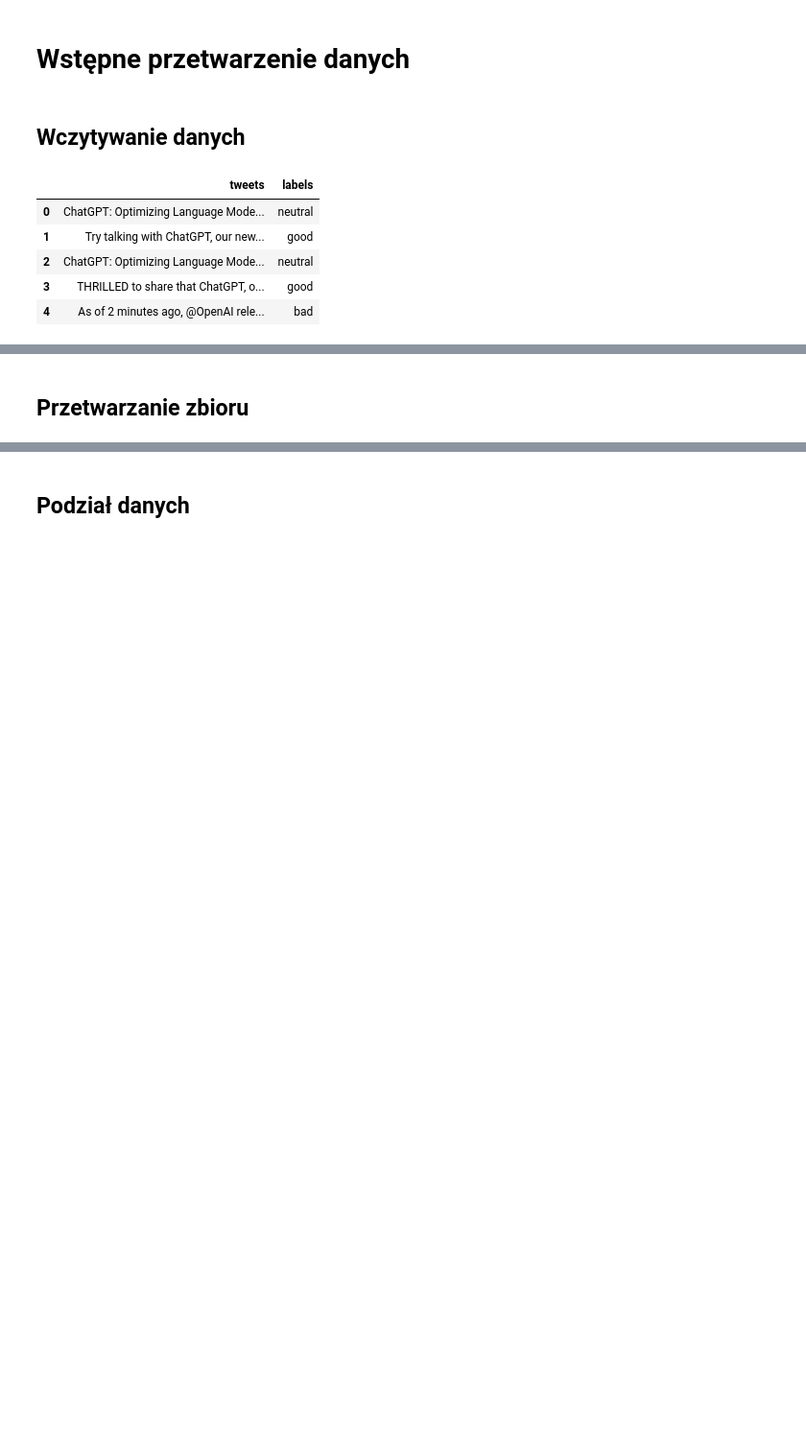
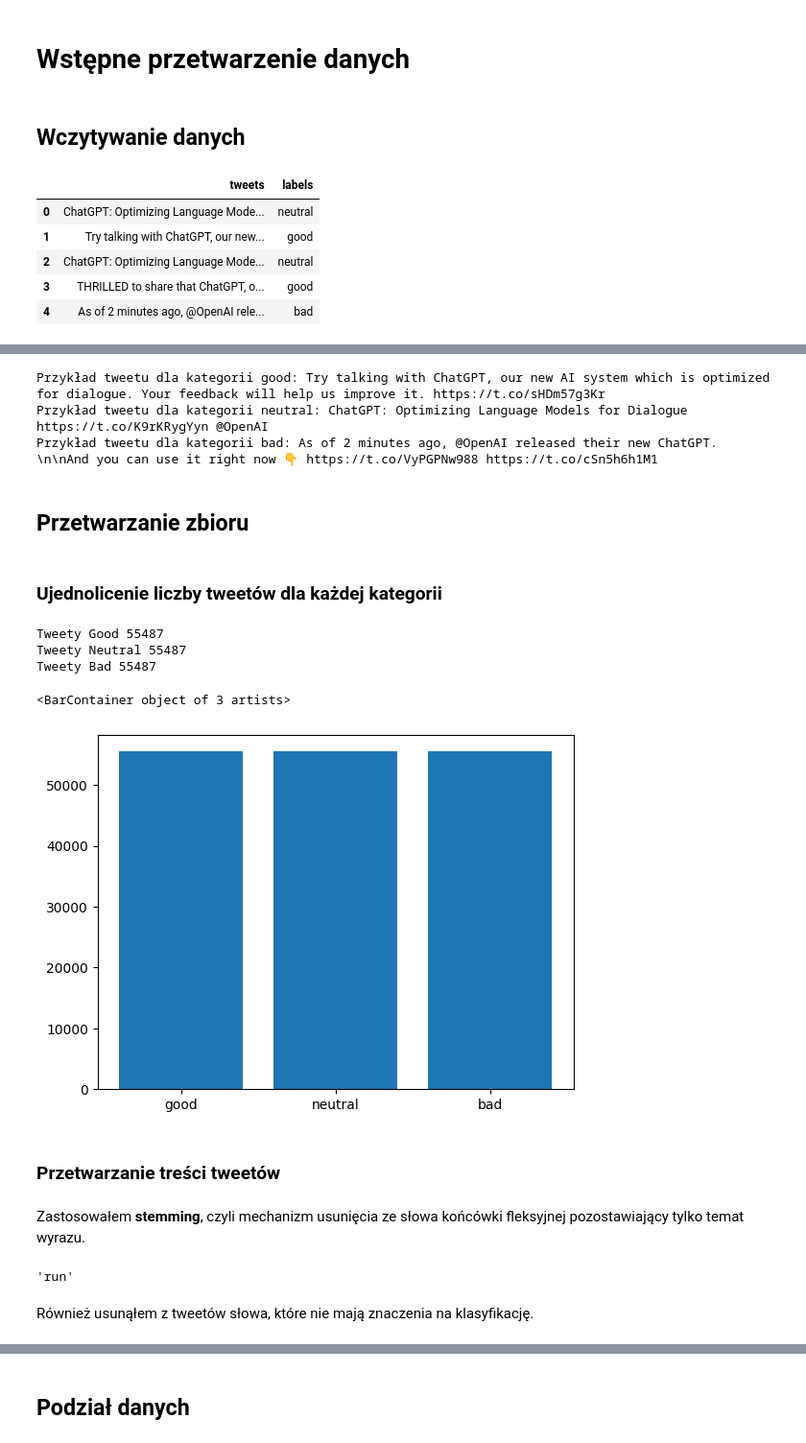
Before and after one commit to kwiaczek/AnalizaSympatii, a Jupyter notebook: sprawozdanie.ipynb, the cells around one changed output, grey strips where cells are left out. Shown: that part at 96% size. Saved outputs shown, nothing was run; the diff lists cells and outputs as text; code cells hidden in the pictures; blank space fills up the shorter version.

```diff
--- a/sprawozdanie.ipynb
+++ b/sprawozdanie.ipynb
@@ -32,2 +72,44 @@ df.head()
+# %%
+print(f"Przykład tweetu dla kategorii good: {df.loc[df.labels=='good'].iloc[0].tweets}")
+print(f"Przykład tweetu dla kategorii neutral: {df.loc[df.labels=='neutral'].iloc[0].tweets}")
+print(f"Przykład tweetu dla kategorii bad: {df.loc[df.labels=='bad'].iloc[0].tweets}")
+# %% [output]
+Przykład tweetu dla kategorii good: Try talking with ChatGPT, our new AI system which is optimized for dialogue. Your feedback will help us improve it. https://t.co/sHDm57g3Kr
+Przykład tweetu dla kategorii neutral: ChatGPT: Optimizing Language Models for Dialogue https://t.co/K9rKRygYyn @OpenAI
+Przykład tweetu dla kategorii bad: As of 2 minutes ago, @OpenAI released their new ChatGPT. \n\nAnd you can use it right now 👇 https://t.co/VyPGPNw988 https://t.co/cSn5h6h1M1
 # %% [markdown]
 ## Przetwarzanie zbioru
+# %% [markdown]
+### Ujednolicenie liczby tweetów dla każdej kategorii
+# %%
+good_rows = df.loc[df.labels=="good"].iloc[:min_count]
+neutral_rows = df.loc[df.labels=="neutral"].iloc[:min_count]
+bad_rows = df.loc[df.labels=="bad"].iloc[:min_count]
+# %%
+df = pd.concat([good_rows, neutral_rows, bad_rows])
+# %%
+good_count = np.sum(df["labels"]=="good")
+neutral_count = np.sum(df["labels"]=="neutral")
+bad_count = np.sum(df["labels"]=="bad")
+
+print(f"Tweety Good {good_count}")
+print(f"Tweety Neutral {neutral_count}")
+print(f"Tweety Bad {bad_count}")
+
+min_count = min([good_count,neutral_count,bad_count])
+plt.bar(["good", "neutral", "bad"], [good_count,neutral_count,bad_count] )
+# %% [output]
+Tweety Good 55487
+Tweety Neutral 55487
+Tweety Bad 55487
+<BarContainer object of 3 artists>
+[figure, added]
+# %% [markdown]
+### Przetwarzanie treści tweetów
+# %% [markdown]
+Zastosowałem __stemming__, czyli mechanizm usunięcia ze słowa końcówki fleksyjnej pozostawiający tylko temat wyrazu.
+# %%
+#Przykład działania
+nltk.stem.PorterStemmer().stem("running")
+# %% [output]
+'run'
@@ -34,2 +118,4 @@ df.head()
+# %% [markdown]
+Również usunąłem z tweetów słowa, które nie mają znaczenia na klasyfikację.
 # %%
 stopwords  = stopwords.words("english")
```
Also changed, not shown: parts of 45 cells of this notebook.
